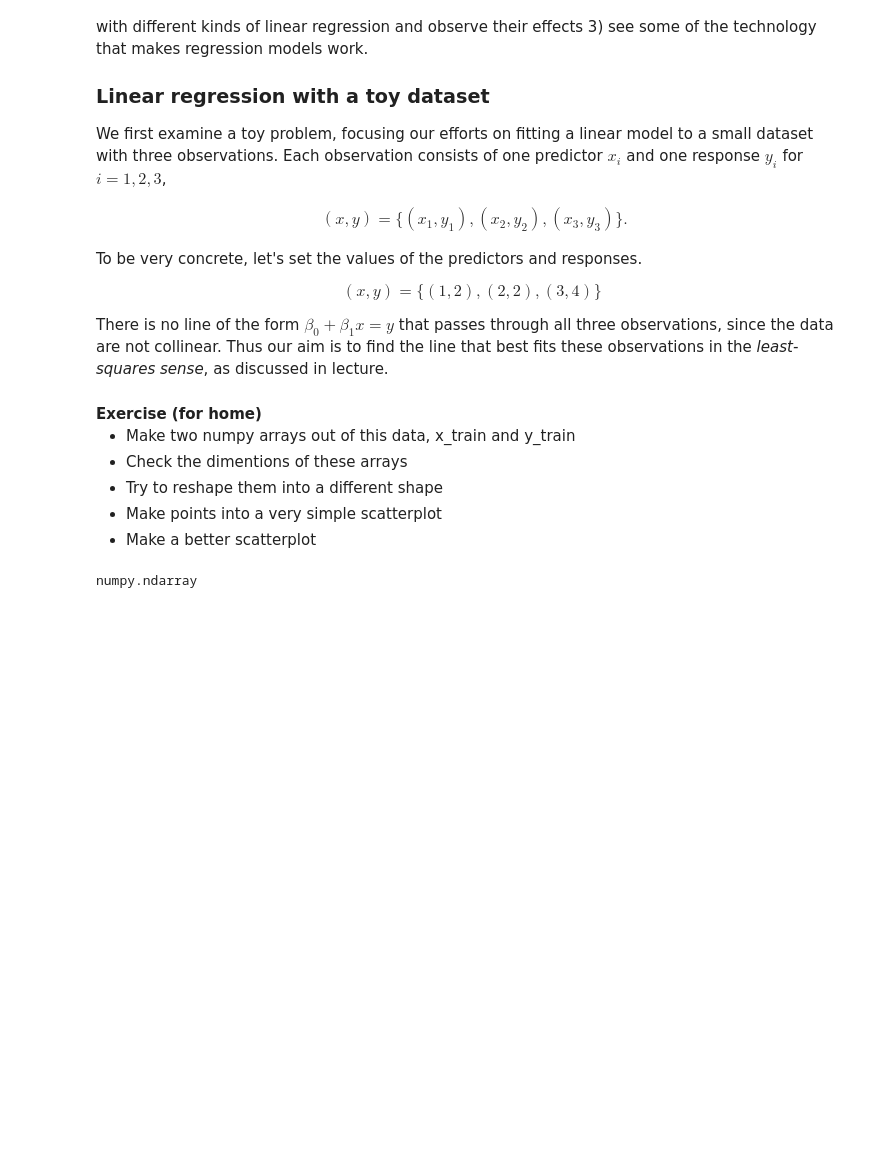
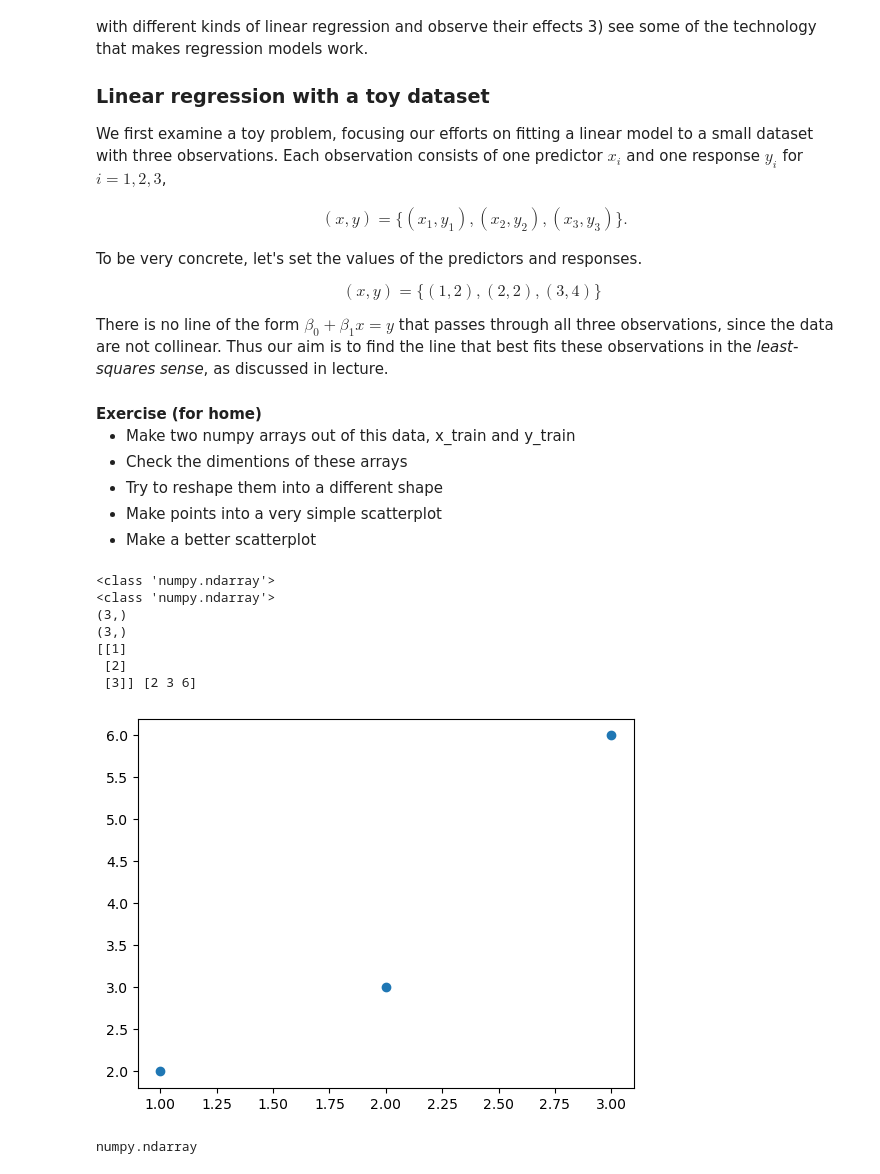
Before and after one commit to santiagoa88g/2019-CS109A, a Jupyter notebook: content/labs/lab03/notebook/cs109a_lab3_kNN_SLR_matplot.ipynb, the cells around one changed output. Saved outputs shown, nothing was run; the diff lists cells and outputs as text; code cells hidden in the pictures; blank space fills up the shorter version.

```diff
--- a/content/labs/lab03/notebook/cs109a_lab3_kNN_SLR_matplot.ipynb
+++ b/content/labs/lab03/notebook/cs109a_lab3_kNN_SLR_matplot.ipynb
@@ -632,3 +628,24 @@ There is no line of the form $\beta_0 + \beta_1 x = y$ that passes through all t
+# %%
+# your code here
+x_train = np.array([1,2,3])
+y_train = np.array([2,3,6])
+print(type(x_train))
+print(type(y_train))
+print(x_train.shape)
+print(y_train.shape)
+x_train = x_train.reshape(3,1)
+x_train.shape
+plt.scatter(x_train,y_train)
+print(x_train,y_train)
+# %% [output]
+<class 'numpy.ndarray'>
+<class 'numpy.ndarray'>
+(3,)
+(3,)
+[[1]
+ [2]
+ [3]] [2 3 6]
+[figure, added]
 # %%
 # solution
 x_train = np.array([1,2,3])
```
Also changed, not shown: parts of 18 cells of this notebook.
